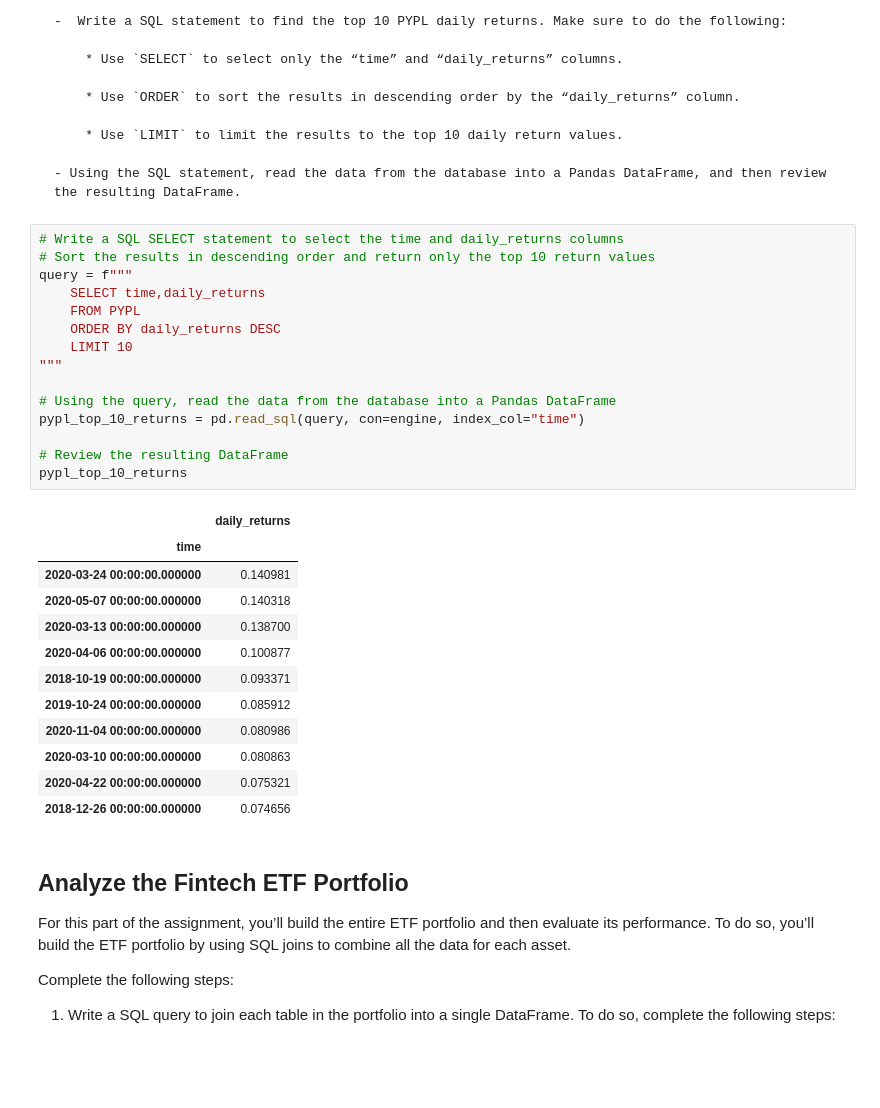
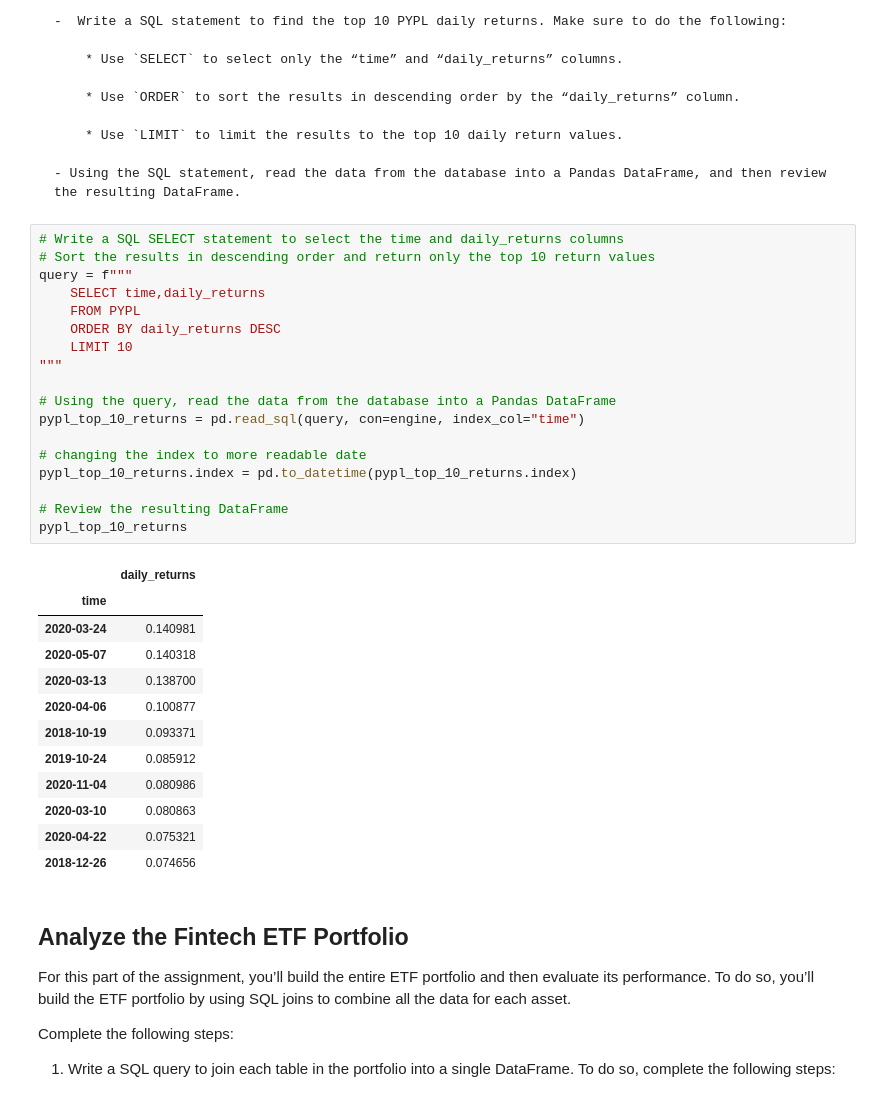
Before and after one commit to AndrewRBader/Challenge7_CU-fintech, a Jupyter notebook: etf_analyzer.ipynb, the cells around one changed output. Saved outputs shown, nothing was run; the diff lists cells and outputs as text; blank space fills up the shorter version.

```diff
--- a/etf_analyzer.ipynb
+++ b/etf_analyzer.ipynb
@@ -283,31 +289,34 @@ pypl_higher_than_200.head(10)
 # %%
 # Write a SQL SELECT statement to select the time and daily_returns columns
 # Sort the results in descending order and return only the top 10 return values
 query = f"""
     SELECT time,daily_returns
     FROM PYPL
     ORDER BY daily_returns DESC
     LIMIT 10
 """
 
 # Using the query, read the data from the database into a Pandas DataFrame
 pypl_top_10_returns = pd.read_sql(query, con=engine, index_col="time")
 
+# changing the index to more readable date
+pypl_top_10_returns.index = pd.to_datetime(pypl_top_10_returns.index)
+
 # Review the resulting DataFrame
 pypl_top_10_returns
 # %% [output]
 |  | daily_returns |
 | time |  |
-| 2020-03-24 00:00:00.000000 | 0.140981 |
-| 2020-05-07 00:00:00.000000 | 0.140318 |
-| 2020-03-13 00:00:00.000000 | 0.138700 |
-| 2020-04-06 00:00:00.000000 | 0.100877 |
-| 2018-10-19 00:00:00.000000 | 0.093371 |
-| 2019-10-24 00:00:00.000000 | 0.085912 |
-| 2020-11-04 00:00:00.000000 | 0.080986 |
-| 2020-03-10 00:00:00.000000 | 0.080863 |
-| 2020-04-22 00:00:00.000000 | 0.075321 |
-| 2018-12-26 00:00:00.000000 | 0.074656 |
+| 2020-03-24 | 0.140981 |
+| 2020-05-07 | 0.140318 |
+| 2020-03-13 | 0.138700 |
+| 2020-04-06 | 0.100877 |
+| 2018-10-19 | 0.093371 |
+| 2019-10-24 | 0.085912 |
+| 2020-11-04 | 0.080986 |
+| 2020-03-10 | 0.080863 |
+| 2020-04-22 | 0.075321 |
+| 2018-12-26 | 0.074656 |
 # %% [markdown]
 ## Analyze the Fintech ETF Portfolio
 
```
Also changed, not shown: parts of 6 cells of this notebook.
